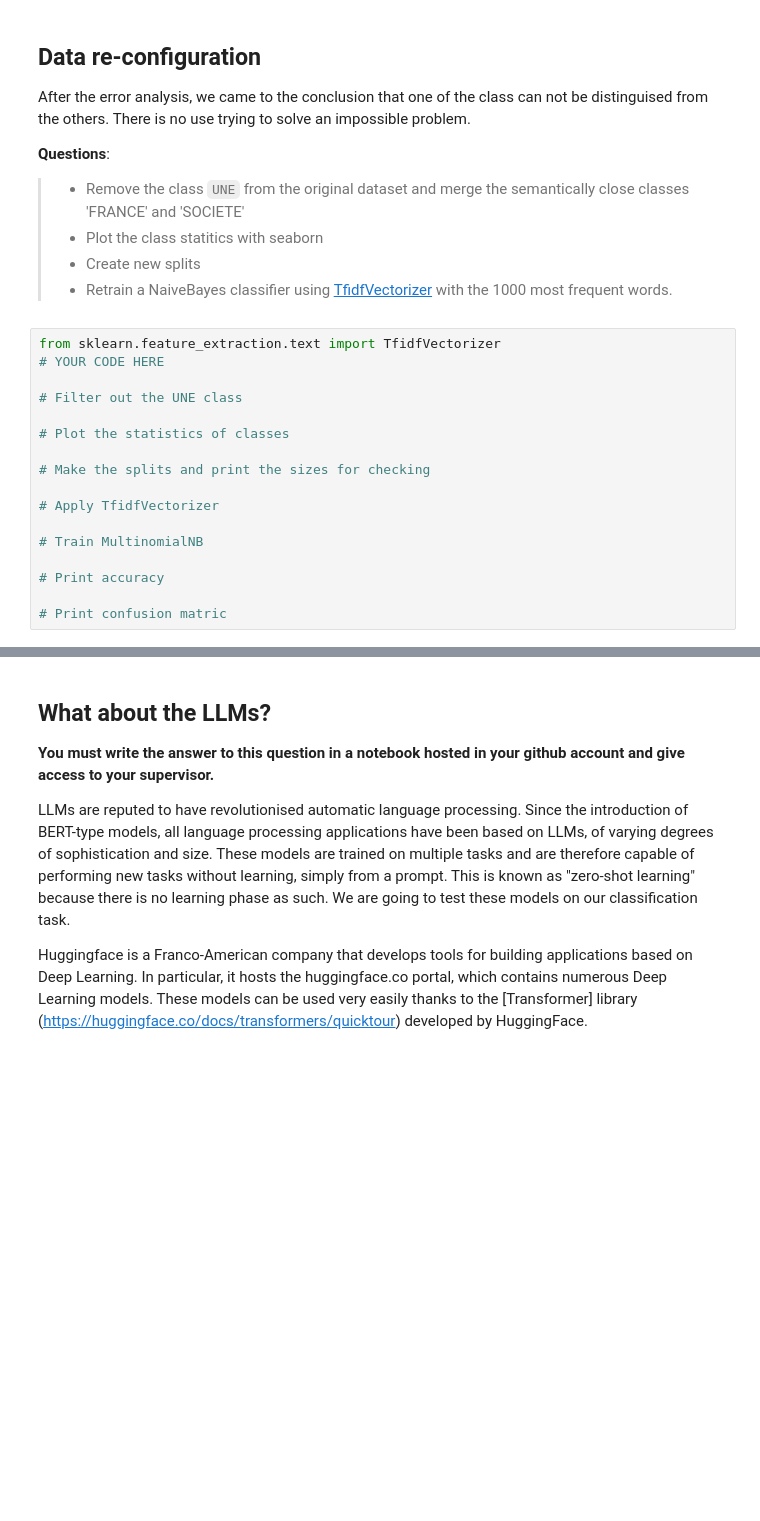
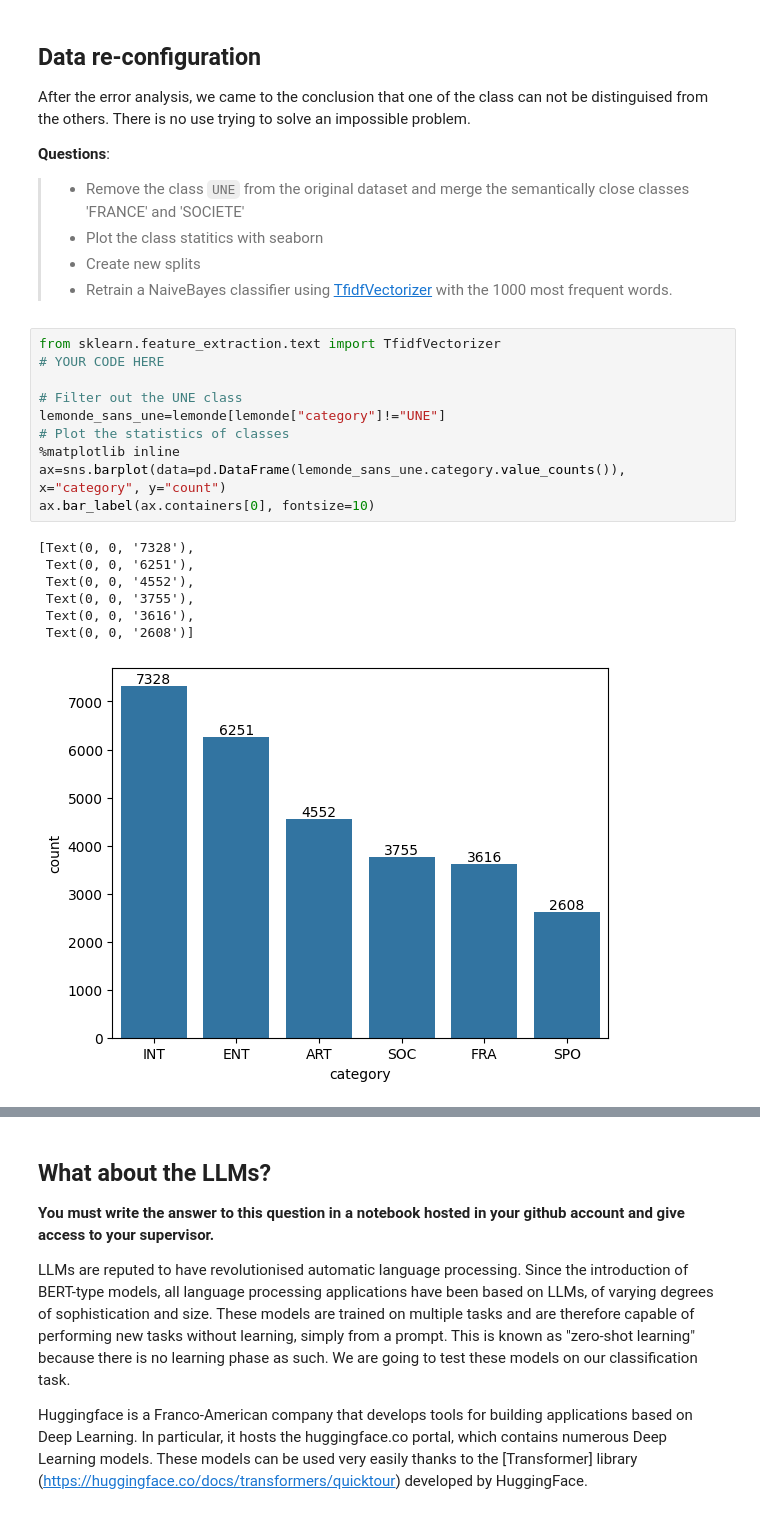
Before and after one commit to Kodro23/nlp-lab-text-classification, a Jupyter notebook: TextClassification_LeMonde.ipynb, the cells around one changed output, grey strips where cells are left out. Drawn from its saved outputs; the diff is of its cells as text; blank space fills up the shorter version.

```diff
--- a/TextClassification_LeMonde.ipynb
+++ b/TextClassification_LeMonde.ipynb
@@ -161,17 +254,18 @@ After the error analysis, we came to the conclusion that one of the class can no
 # %%
 from sklearn.feature_extraction.text import TfidfVectorizer
 # YOUR CODE HERE
 
 # Filter out the UNE class
-
+lemonde_sans_une=lemonde[lemonde["category"]!="UNE"]
 # Plot the statistics of classes
-
-# Make the splits and print the sizes for checking
-
-# Apply TfidfVectorizer
-
-# Train MultinomialNB
-
-# Print accuracy
-
-# Print confusion matric
+%matplotlib inline
+ax=sns.barplot(data=pd.DataFrame(lemonde_sans_une.category.value_counts()), x="category", y="count")
+ax.bar_label(ax.containers[0], fontsize=10)
+# %% [output]
+[Text(0, 0, '7328'),
+ Text(0, 0, '6251'),
+ Text(0, 0, '4552'),
+ Text(0, 0, '3755'),
+ Text(0, 0, '3616'),
+ Text(0, 0, '2608')]
+[figure, added]
```
Also changed, not shown: parts of 17 cells of this notebook, 1 other file.
